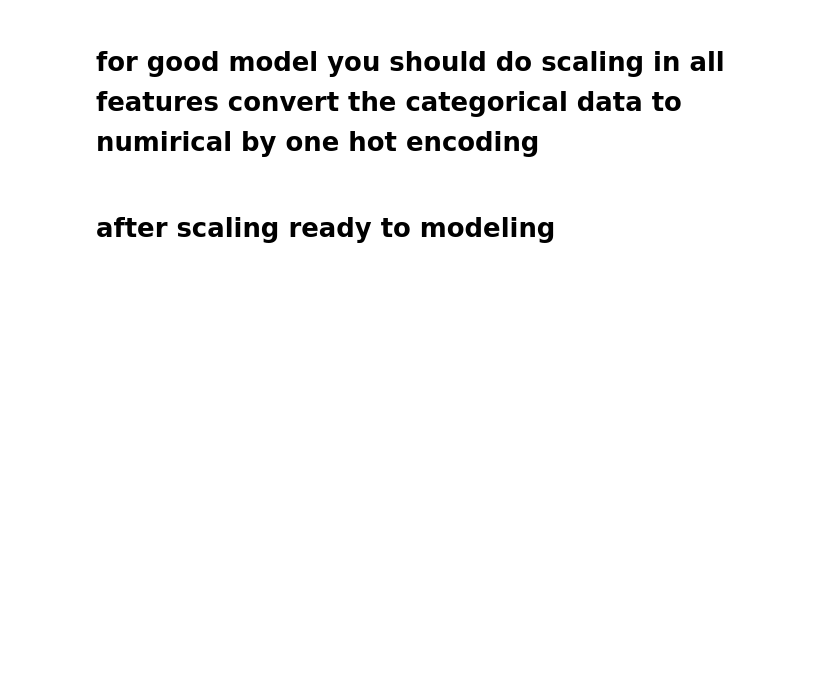
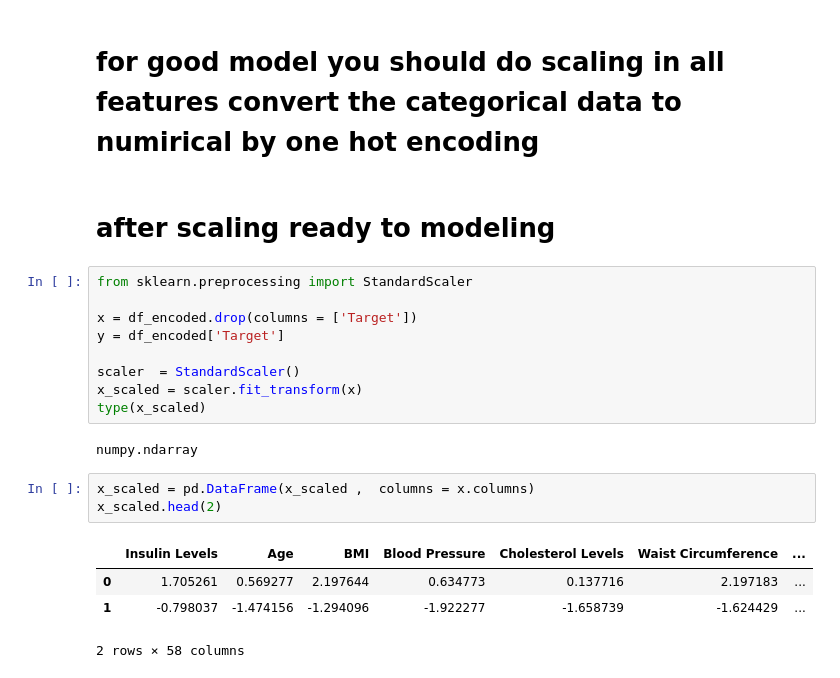
Before and after one commit to SaherHassaballa/Disease_analysis_prediction, a Jupyter notebook: analysis.ipynb, the cells around one changed output. Cells and saved outputs as stored; diff of their text form; blank space fills up the shorter version.

```diff
--- a/analysis.ipynb
+++ b/analysis.ipynb
@@ -221,3 +221,22 @@ plt.show()
 # for good model you should do scaling in all features convert the categorical data to numirical by one hot encoding
 # %% [markdown]
 # after scaling ready to modeling
+# %%
+from sklearn.preprocessing import StandardScaler
+
+x = df_encoded.drop(columns = ['Target'])
+y = df_encoded['Target']
+
+scaler  = StandardScaler()
+x_scaled = scaler.fit_transform(x)
+type(x_scaled)
+# %% [output]
+numpy.ndarray
+# %%
+x_scaled = pd.DataFrame(x_scaled ,  columns = x.columns)
+x_scaled.head(2)
+# %% [output]
+|  | Insulin Levels | Age | BMI | Blood Pressure | Cholesterol Levels | Waist Circumference | ... |
+| 0 | 1.705261 | 0.569277 | 2.197644 | 0.634773 | 0.137716 | 2.197183 | ... |
+| 1 | -0.798037 | -1.474156 | -1.294096 | -1.922277 | -1.658739 | -1.624429 | ... |
+2 rows × 58 columns
```
